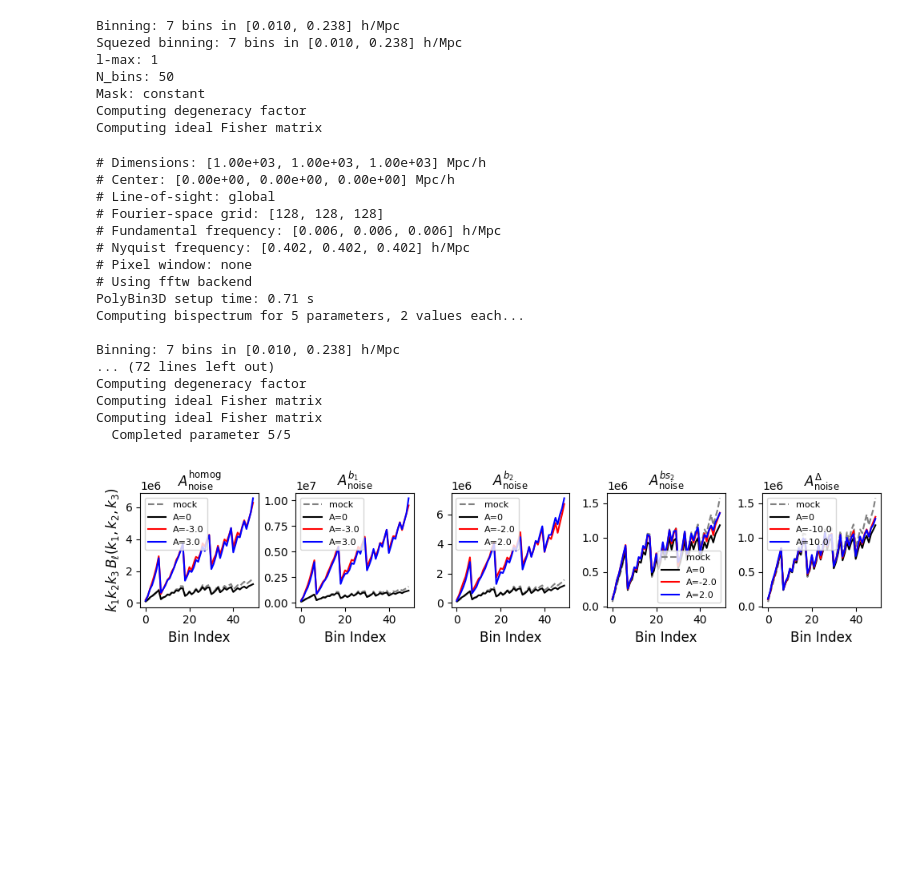
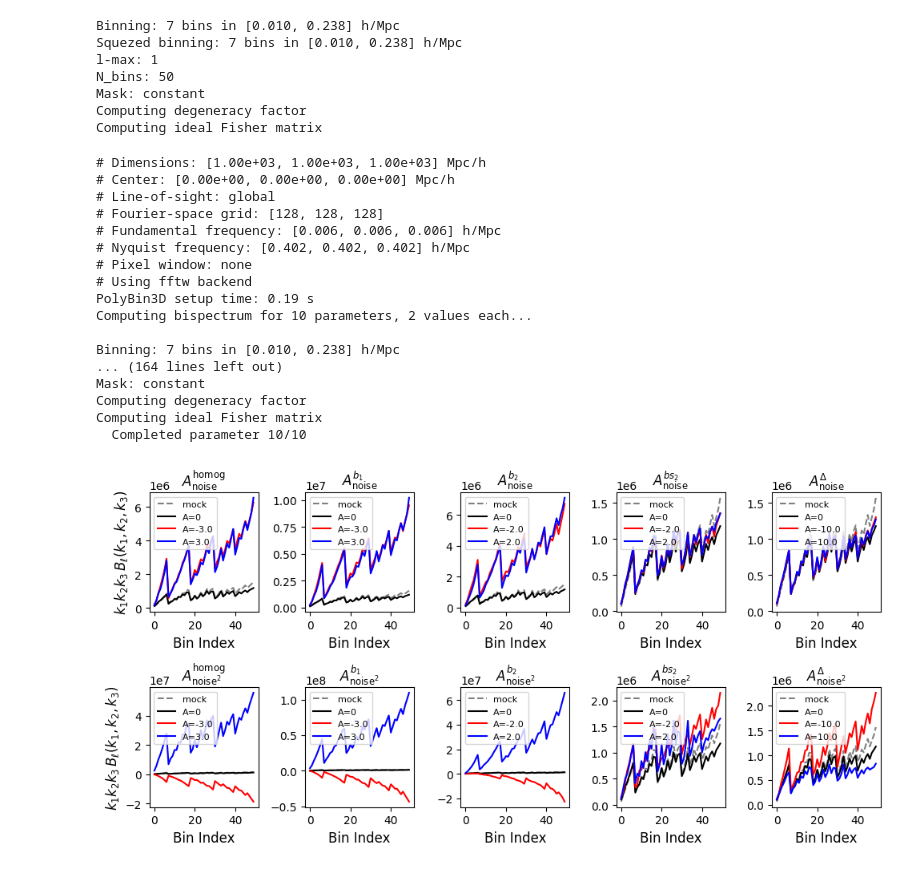
Before and after one commit to kstoreyf/muchisimocks, a Jupyter notebook: notebooks/2026-02-18_check_noise_mult_model.ipynb, the cells around one changed output. Cells and saved outputs as stored; diff of their text form; code cells hidden in the pictures; blank space fills up the shorter version.

```diff
--- a/notebooks/2026-02-18_check_noise_mult_model.ipynb
+++ b/notebooks/2026-02-18_check_noise_mult_model.ipynb
@@ -460,27 +619,23 @@ Computing pgm, using n_grid =  128
 # %%
-# Create grid plots: 2 rows x 5 columns
-fig, axes = plt.subplots(1, 5, figsize=(10, 2.5), sharey=True)
-axes = axes.flatten()
+# Row 0: linear noise weights; row 1: squared noise field (same per-field indexing)
+fig, axes = plt.subplots(2, 5, figsize=(10, 5), sharey=True)
 
-# Plot pk for different k-bins (top row)
 for i in range(n_noiseparams):
-    ax = axes[i]
-    # Plot with colorbar showing P(k) value
+    row, col = divmod(i, 5)
+    ax = axes[row, col]
     ax.plot(k_mock[0], y_mock[0], color='grey', ls='--', label='mock')
     ax.plot(pk_obj_noiseless['k'], pk_obj_noiseless['pk'], color='k', label=f'A=0')
     ax.plot(pk_results_arr[i][0]['k'], pk_results_arr[i][0]['pk'], c='r', label=f"A={A_noise_vals[i][0]}")
     ax.plot(pk_results_arr[i][1]['k'], pk_results_arr[i][1]['pk'], c='b', label=f"A={A_noise_vals[i][1]}")
 
     ax.set_xlabel(r'$k$ [h/Mpc]', fontsize=12)
-
     ax.set_title(f'{A_param_labels[i]}', fontsize=12)
     ax.set_xscale('log')
     ax.set_yscale('log')
-    #cbar = plt.colorbar(ax)
-
     ax.legend(fontsize=8, loc='lower left')
 
-axes[0].set_ylabel(r'$P(k)$ [(Mpc/h)$^3$]', fontsize=12)
+for row in range(2):
+    axes[row, 0].set_ylabel(r'$P(k)$ [(Mpc/h)$^3$]', fontsize=12)
 plt.tight_layout()
 plt.show()
 # %% [output]
@@ -509,16 +664,13 @@ print(f"Computing bispectrum for {n_noiseparams} parameters, {n_Abins} values ea
 for i in range(n_noiseparams):
     bk_results_subarr = []
     for j in range(n_Abins):
-        # Create parameter arrays (varying first element, others fixed)
-        As_noise = A_noise_fixed.copy()
+        As_noise = list(A_noise_fixed)
         As_noise[i] = A_noise_vals[i][j]
 
-        # Create tracer field (following cell 95 style)
-        tracer_field_noise = np.sum([As_noise[ii] * noise_field_unit * bias_terms_eul[ii]
-                                        for ii in range(len(As_noise))], axis=0) / n_grid_orig**3
-        tracer_field = tracer_field_noiseless + tracer_field_noise
+        tracer_field = get_tracer_field(
+            bias_terms_eul, bias_vector, n_grid_orig,
+            noise_field=noise_field_unit, A_noise=As_noise)
 
-        # Compute bk
         bspec, bk_corr = cs.compute_bispectrum(base, tracer_field, **bispec_bin_kw)
         k123 = bspec.get_ks()
         weight = k123.prod(axis=0)
@@ -541,47 +693,42 @@ for i in range(n_noiseparams):
 # Nyquist frequency: [0.402, 0.402, 0.402] h/Mpc
 # Pixel window: none
 # Using fftw backend
-PolyBin3D setup time: 0.71 s
-Computing bispectrum for 5 parameters, 2 values each...
+PolyBin3D setup time: 0.19 s
+Computing bispectrum for 10 parameters, 2 values each...
 
 Binning: 7 bins in [0.010, 0.238] h/Mpc
-... (72 lines left out)
+... (164 lines left out)
+Mask: constant
 Computing degeneracy factor
 Computing ideal Fisher matrix
-Computing ideal Fisher matrix
-  Completed parameter 5/5
+  Completed parameter 10/10
 # %%
 ## Vary A_noise parameters - Plot Bispectrum
 
-# Create grid plots: 1 row x 5 columns
-fig, axes = plt.subplots(1, 5, figsize=(10, 2.5),
-                         #sharey=True
-                         )
-axes = axes.flatten()
+fig, axes = plt.subplots(2, 5, figsize=(10, 5))
 
 norm = n_grid**3
 k123 = bspec_noiseless.get_ks()
 weight = k123.prod(axis=0)
 
-# Plot bk for different parameters
 for i in range(n_noiseparams):
-    ax = axes[i]
-    # Plot noiseless first
+    row, col = divmod(i, 5)
+    ax = axes[row, col]
     ax.plot(y_mock[2], color='grey', ls='--', label='mock')
     ax.plot(norm**3 * weight * bk_corr_noiseless['b0'], color='k', label=f'A=0')
-    # Plot with red and blue for the two parameter values
     ax.plot(bk_results_arr[i][0]['bk'], c='r', label=f"A={A_noise_vals[i][0]}")
     ax.plot(bk_results_arr[i][1]['bk'], c='b', label=f"A={A_noise_vals[i][1]}")
 
     ax.set_xlabel(r'Bin Index', fontsize=12)
     ax.set_title(f'{A_param_labels[i]}', fontsize=12)
     ax.legend(fontsize=8, loc='best')
 
-axes[0].set_ylabel(r'$k_1k_2k_3\,B_\ell(k_1,k_2,k_3)$', fontsize=12)
+for row in range(2):
+    axes[row, 0].set_ylabel(r'$k_1k_2k_3\,B_\ell(k_1,k_2,k_3)$', fontsize=12)
 plt.tight_layout()
 plt.show()
 # %% [output]
-[figure, old version]
+[figure, new version]
 # %%
 ## Vary A_noise parameters - Plot $P_{gm}$
 
```
Also changed, not shown: parts of 11 cells of this notebook, 8 other files.
